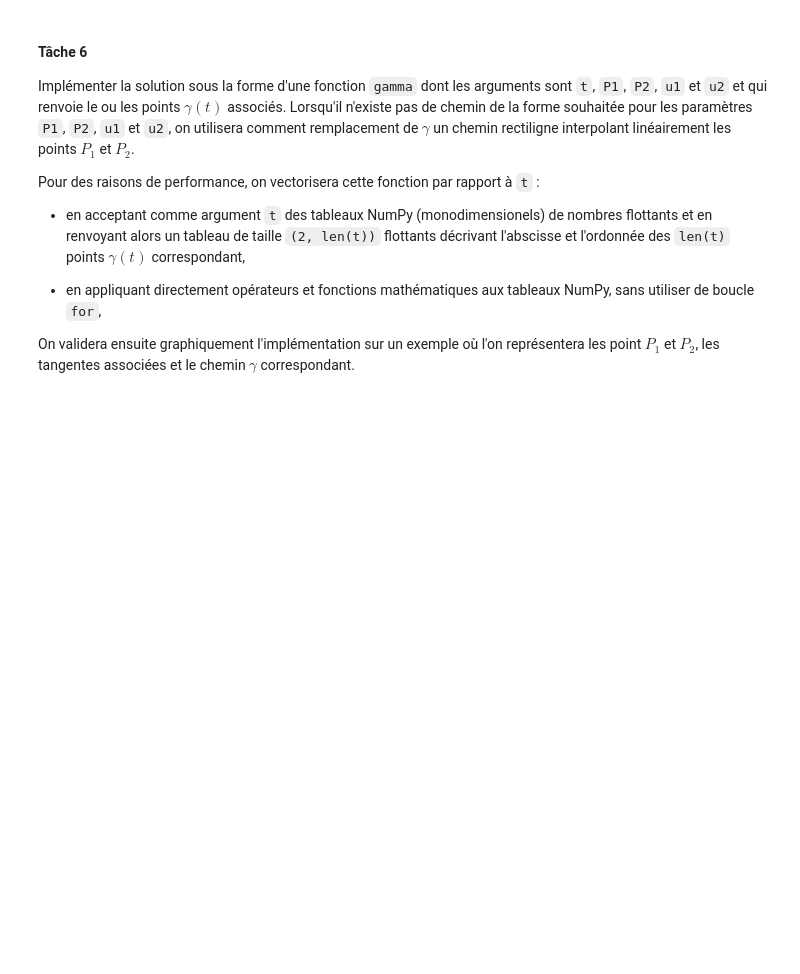
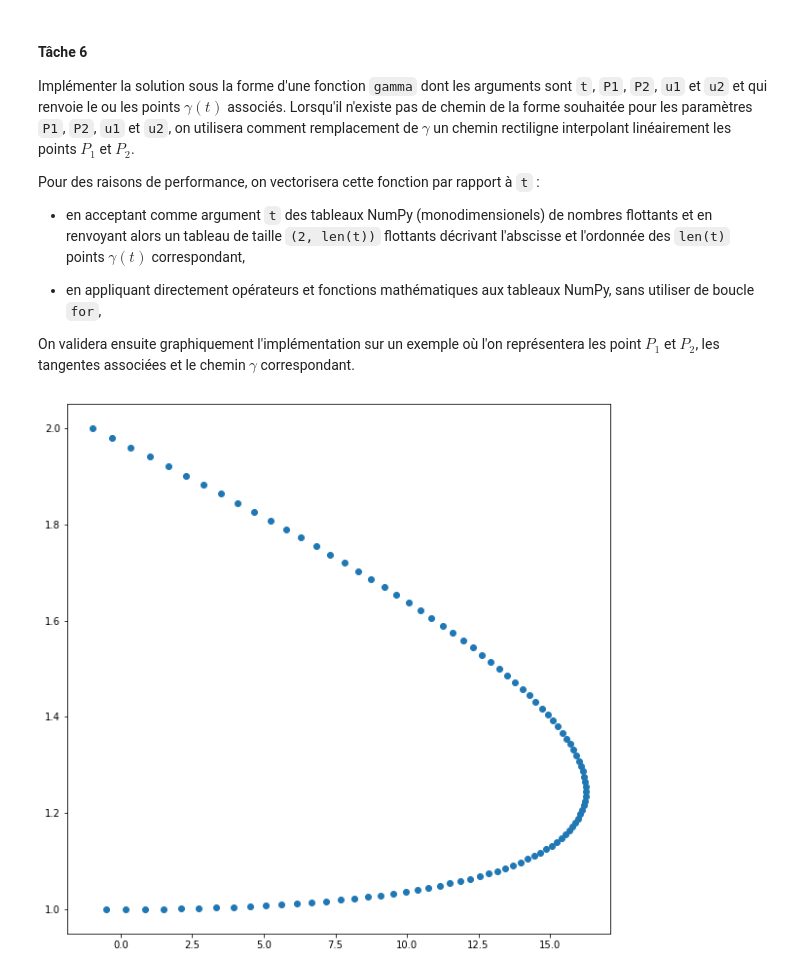
Before and after one commit to plgstalter/gstalter_freyther_ue11, a Jupyter notebook: gstalter_freyther.ipynb, the cells around one changed output. Drawn from its saved outputs; the diff is of its cells as text; code cells hidden in the pictures; blank space fills up the shorter version.

```diff
--- a/gstalter_freyther.ipynb
+++ b/gstalter_freyther.ipynb
@@ -701,3 +703,10 @@ def gamma(t,P1,P2,u1,u2):
+# %%
+T = np.linspace(0., 1., 100)
+values = gamma(T, [-.5, 1.], [-1., 2.], [3., 0.], [-1., 5.])
+
+plt.scatter(values[0, :], values[1, :]) ;
+# %% [output]
+[figure, added]
 # %% [markdown]
 ### Intégration
 
```
Also changed, not shown: parts of 5 cells of this notebook.
